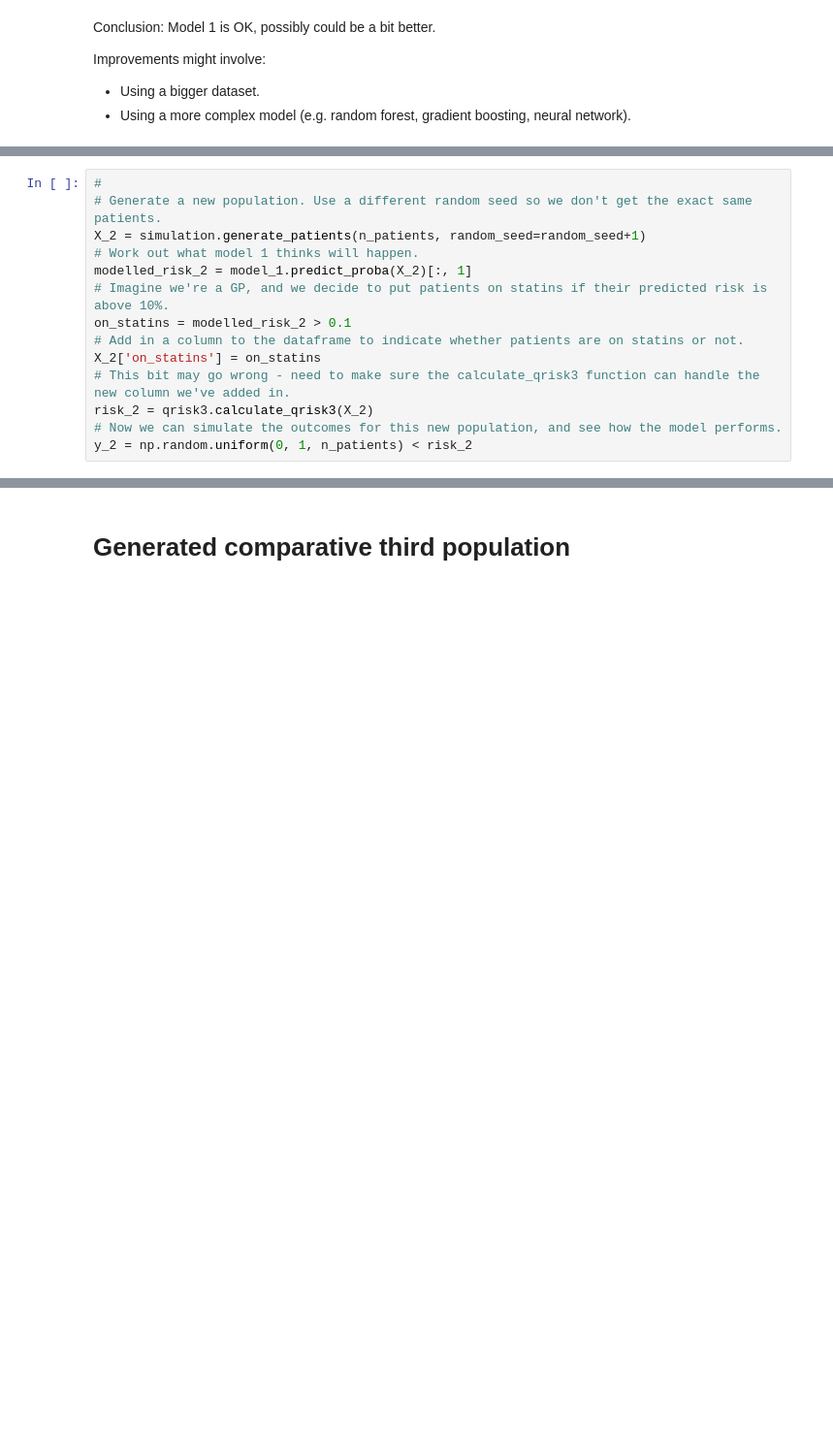
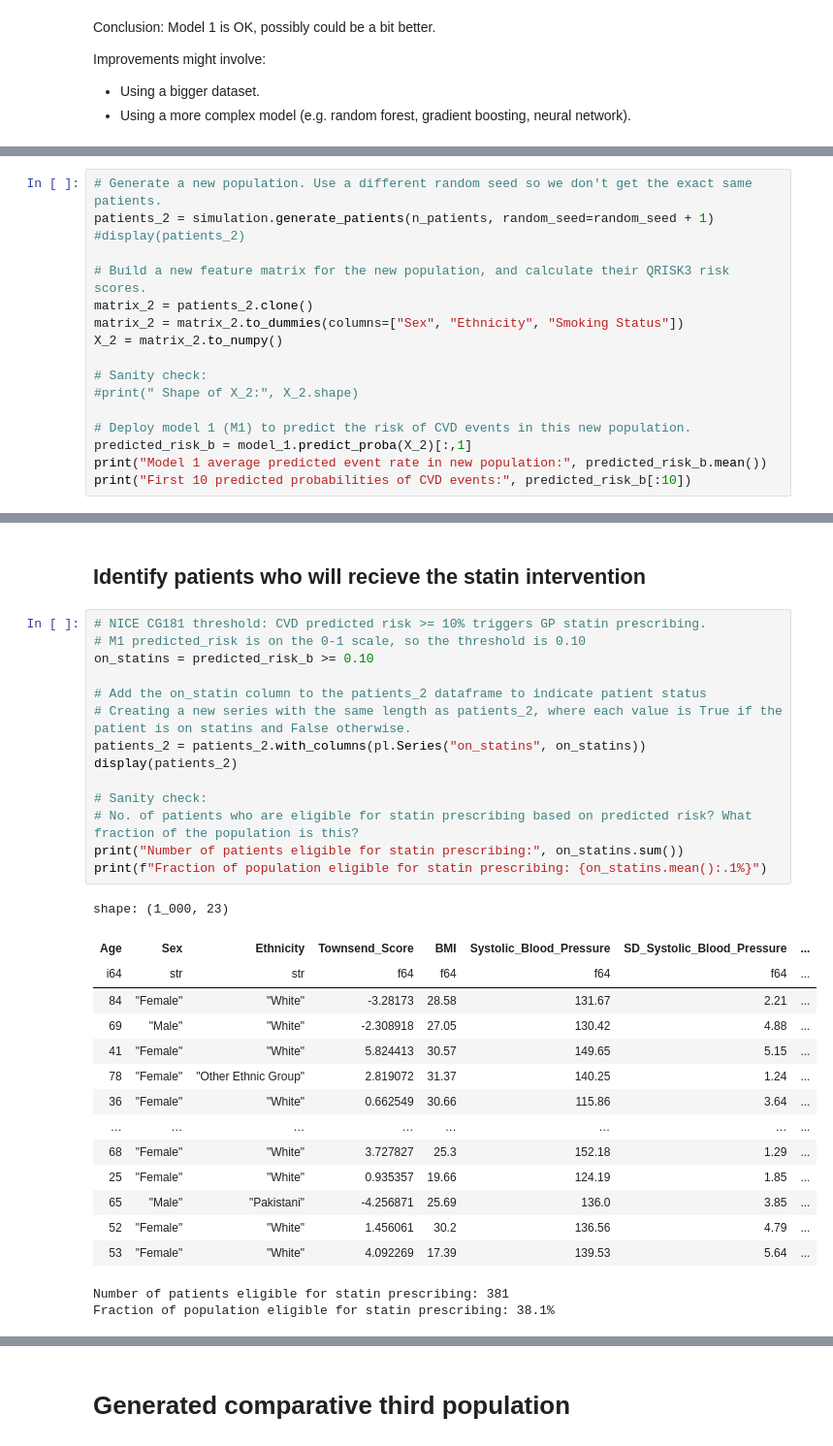
Before and after one commit to ucl-paediatrics/mics, a Jupyter notebook: src/mics/mics.ipynb, the cells around one changed output, grey strips where cells are left out. Shown at 97% size. Drawn from its saved outputs; the diff is of its cells as text; blank space fills up the shorter version.

```diff
--- a/src/mics/mics.ipynb
+++ b/src/mics/mics.ipynb
@@ -250,15 +251,18 @@ Improvements might involve:
 # %%
-#
 # Generate a new population. Use a different random seed so we don't get the exact same patients.
-X_2 = simulation.generate_patients(n_patients, random_seed=random_seed+1)
-# Work out what model 1 thinks will happen.
-modelled_risk_2 = model_1.predict_proba(X_2)[:, 1]
-# Imagine we're a GP, and we decide to put patients on statins if their predicted risk is above 10%.
-on_statins = modelled_risk_2 > 0.1
-# Add in a column to the dataframe to indicate whether patients are on statins or not.
-X_2['on_statins'] = on_statins
-# This bit may go wrong - need to make sure the calculate_qrisk3 function can handle the new column we've added in.
-risk_2 = qrisk3.calculate_qrisk3(X_2)
-# Now we can simulate the outcomes for this new population, and see how the model performs.
-y_2 = np.random.uniform(0, 1, n_patients) < risk_2
+patients_2 = simulation.generate_patients(n_patients, random_seed=random_seed + 1)
+#display(patients_2)
+
+# Build a new feature matrix for the new population, and calculate their QRISK3 risk scores.
+matrix_2 = patients_2.clone()
+matrix_2 = matrix_2.to_dummies(columns=["Sex", "Ethnicity", "Smoking Status"])
+X_2 = matrix_2.to_numpy()
+
+# Sanity check:
+#print(" Shape of X_2:", X_2.shape)
+
+# Deploy model 1 (M1) to predict the risk of CVD events in this new population.
+predicted_risk_b = model_1.predict_proba(X_2)[:,1]
+print("Model 1 average predicted event rate in new population:", predicted_risk_b.mean())
+print("First 10 predicted probabilities of CVD events:", predicted_risk_b[:10])
 # %% [output]
@@ -265,0 +272,33 @@ ValueError: X has 22 features, but LogisticRegression is expecting 35 features a
+# %% [markdown]
+## Identify patients who will recieve the statin intervention
+# %%
+# NICE CG181 threshold: CVD predicted risk >= 10% triggers GP statin prescribing.
+# M1 predicted_risk is on the 0-1 scale, so the threshold is 0.10
+on_statins = predicted_risk_b >= 0.10
+
+# Add the on_statin column to the patients_2 dataframe to indicate patient status
+# Creating a new series with the same length as patients_2, where each value is True if the patient is on statins and False otherwise.
+patients_2 = patients_2.with_columns(pl.Series("on_statins", on_statins))
+display(patients_2)
+
+# Sanity check:
+# No. of patients who are eligible for statin prescribing based on predicted risk? What fraction of the population is this?
+print("Number of patients eligible for statin prescribing:", on_statins.sum())
+print(f"Fraction of population eligible for statin prescribing: {on_statins.mean():.1%}")
+# %% [output]
+shape: (1_000, 23)
+| Age | Sex | Ethnicity | Townsend_Score | BMI | Systolic_Blood_Pressure | SD_Systolic_Blood_Pressure | ... |
+| i64 | str | str | f64 | f64 | f64 | f64 | ... |
+| 84 | "Female" | "White" | -3.28173 | 28.58 | 131.67 | 2.21 | ... |
+| 69 | "Male" | "White" | -2.308918 | 27.05 | 130.42 | 4.88 | ... |
+| 41 | "Female" | "White" | 5.824413 | 30.57 | 149.65 | 5.15 | ... |
+| 78 | "Female" | "Other Ethnic Group" | 2.819072 | 31.37 | 140.25 | 1.24 | ... |
+| 36 | "Female" | "White" | 0.662549 | 30.66 | 115.86 | 3.64 | ... |
+| … | … | … | … | … | … | … | ... |
+| 68 | "Female" | "White" | 3.727827 | 25.3 | 152.18 | 1.29 | ... |
+| 25 | "Female" | "White" | 0.935357 | 19.66 | 124.19 | 1.85 | ... |
+| 65 | "Male" | "Pakistani" | -4.256871 | 25.69 | 136.0 | 3.85 | ... |
+| 52 | "Female" | "White" | 1.456061 | 30.2 | 136.56 | 4.79 | ... |
+| 53 | "Female" | "White" | 4.092269 | 17.39 | 139.53 | 5.64 | ... |
+Number of patients eligible for statin prescribing: 381
+Fraction of population eligible for statin prescribing: 38.1%
```
Also changed, not shown: parts of 13 cells of this notebook.
